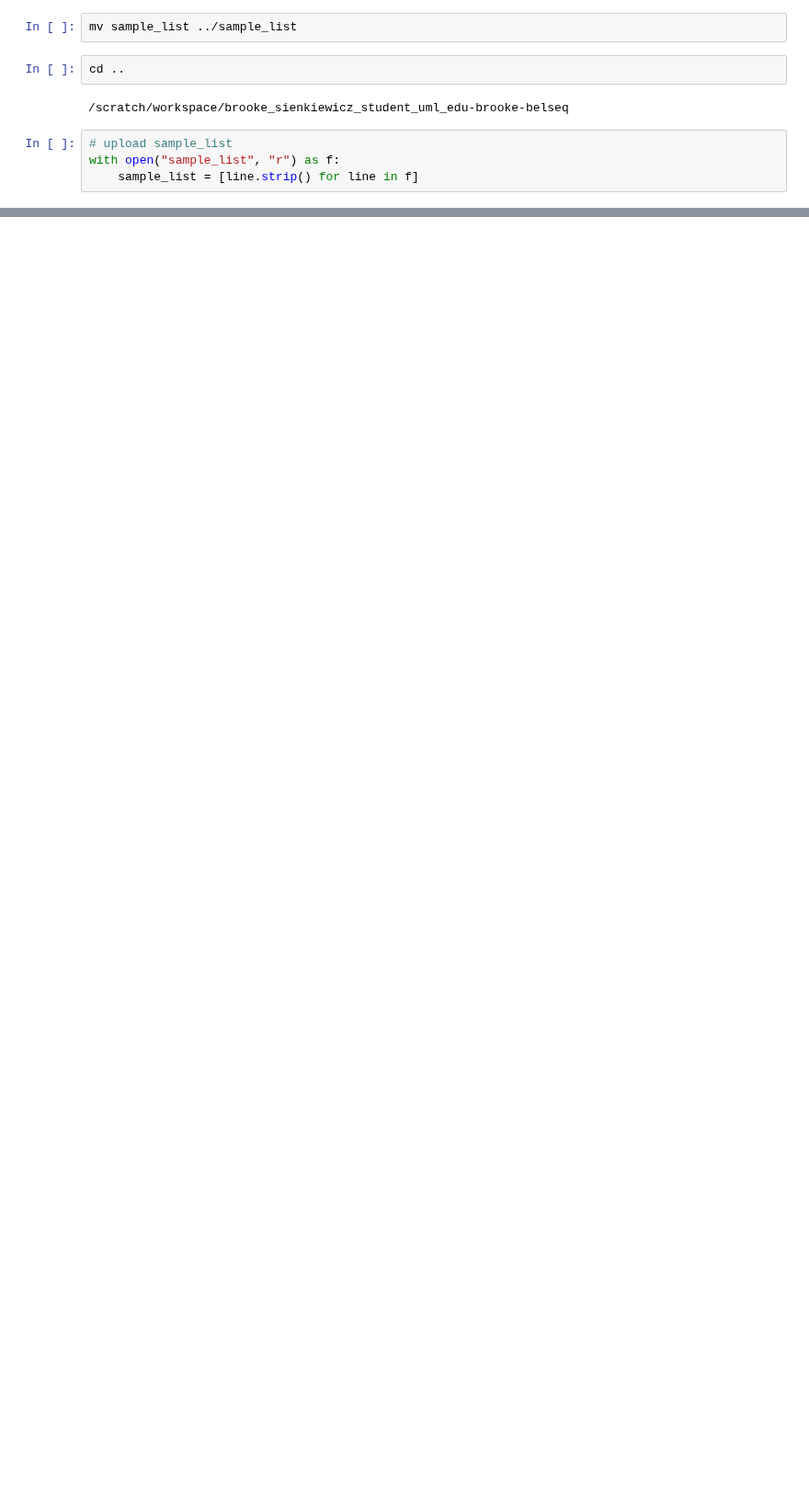
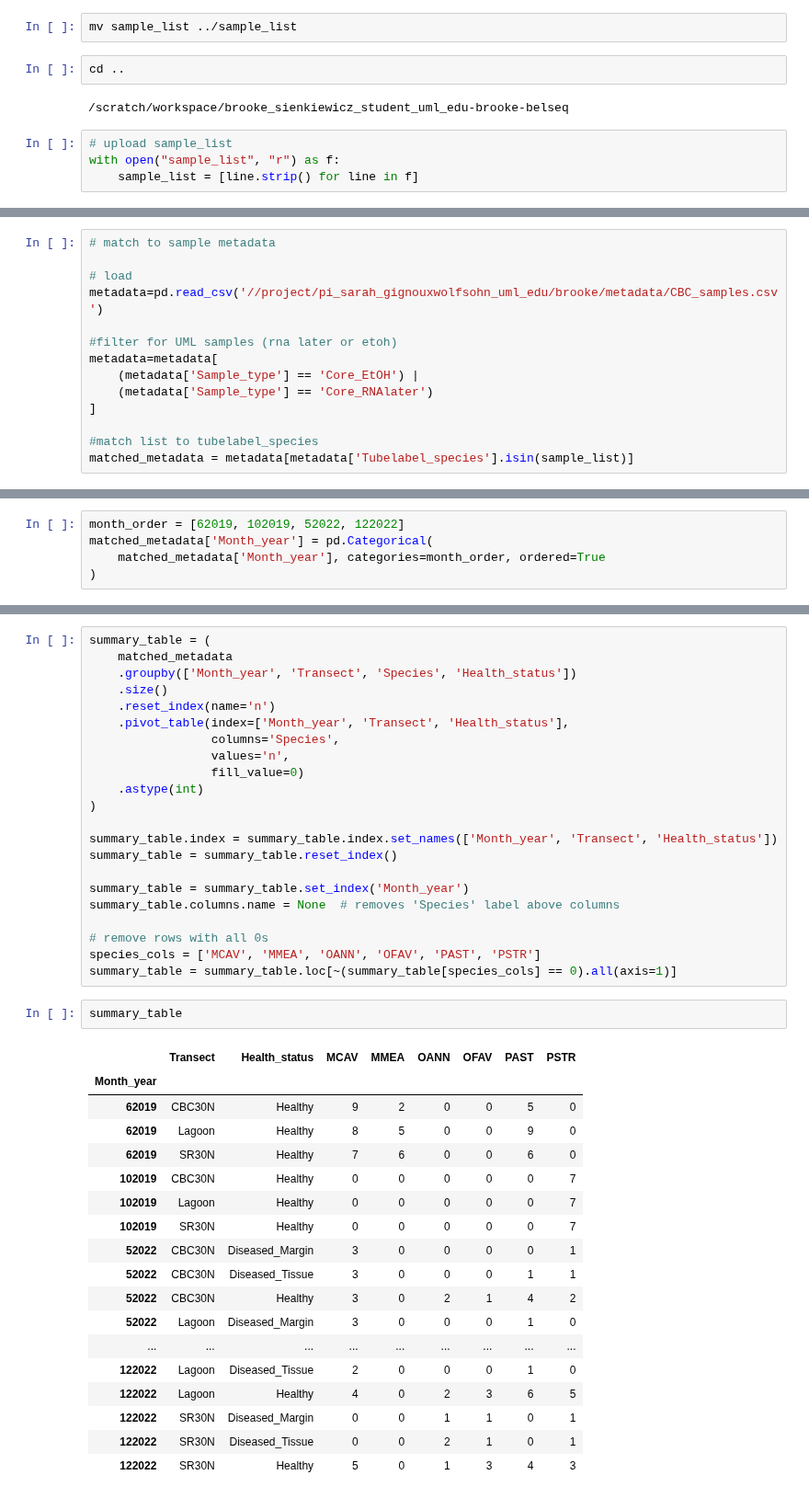
Before and after one commit to brookewicz/CBC_metagenomics, a Jupyter notebook: all_sctld/sample_lists.ipynb, the cells around one changed output, grey strips where cells are left out. Shown at 92% size. Drawn from its saved outputs; the diff is of its cells as text; blank space fills up the shorter version.

Commit message:
sample summary tables

```diff
--- a/all_sctld/sample_lists.ipynb
+++ b/all_sctld/sample_lists.ipynb
@@ -194,0 +231,14 @@ Sequences missing: []
+# %%
+# match to sample metadata
+
+# load
+metadata=pd.read_csv('//project/pi_sarah_gignouxwolfsohn_uml_edu/brooke/metadata/CBC_samples.csv')
+
+#filter for UML samples (rna later or etoh)
+metadata=metadata[
+    (metadata['Sample_type'] == 'Core_EtOH') |
+    (metadata['Sample_type'] == 'Core_RNAlater')
+]
+
+#match list to tubelabel_species
+matched_metadata = metadata[metadata['Tubelabel_species'].isin(sample_list)]
@@ -194,0 +290,5 @@ Sequences missing: []
+# %%
+month_order = [62019, 102019, 52022, 122022]
+matched_metadata['Month_year'] = pd.Categorical(
+    matched_metadata['Month_year'], categories=month_order, ordered=True
+)
@@ -194,0 +301,43 @@ Sequences missing: []
+# %%
+summary_table = (
+    matched_metadata
+    .groupby(['Month_year', 'Transect', 'Species', 'Health_status'])
+    .size()
+    .reset_index(name='n')
+    .pivot_table(index=['Month_year', 'Transect', 'Health_status'],
+                 columns='Species',
+                 values='n',
+                 fill_value=0)
+    .astype(int)
+)
+
+summary_table.index = summary_table.index.set_names(['Month_year', 'Transect', 'Health_status'])
+summary_table = summary_table.reset_index()
+
+summary_table = summary_table.set_index('Month_year')
+summary_table.columns.name = None  # removes 'Species' label above columns
+
+# remove rows with all 0s
+species_cols = ['MCAV', 'MMEA', 'OANN', 'OFAV', 'PAST', 'PSTR']
+summary_table = summary_table.loc[~(summary_table[species_cols] == 0).all(axis=1)]
+# %%
+summary_table
+# %% [output]
+|  | Transect | Health_status | MCAV | MMEA | OANN | OFAV | PAST | PSTR |
+| Month_year |  |  |  |  |  |  |  |  |
+| 62019 | CBC30N | Healthy | 9 | 2 | 0 | 0 | 5 | 0 |
+| 62019 | Lagoon | Healthy | 8 | 5 | 0 | 0 | 9 | 0 |
+| 62019 | SR30N | Healthy | 7 | 6 | 0 | 0 | 6 | 0 |
+| 102019 | CBC30N | Healthy | 0 | 0 | 0 | 0 | 0 | 7 |
+| 102019 | Lagoon | Healthy | 0 | 0 | 0 | 0 | 0 | 7 |
+| 102019 | SR30N | Healthy | 0 | 0 | 0 | 0 | 0 | 7 |
+| 52022 | CBC30N | Diseased_Margin | 3 | 0 | 0 | 0 | 0 | 1 |
+| 52022 | CBC30N | Diseased_Tissue | 3 | 0 | 0 | 0 | 1 | 1 |
+| 52022 | CBC30N | Healthy | 3 | 0 | 2 | 1 | 4 | 2 |
+| 52022 | Lagoon | Diseased_Margin | 3 | 0 | 0 | 0 | 1 | 0 |
+| ... | ... | ... | ... | ... | ... | ... | ... | ... |
+| 122022 | Lagoon | Diseased_Tissue | 2 | 0 | 0 | 0 | 1 | 0 |
+| 122022 | Lagoon | Healthy | 4 | 0 | 2 | 3 | 6 | 5 |
+| 122022 | SR30N | Diseased_Margin | 0 | 0 | 1 | 1 | 0 | 1 |
+| 122022 | SR30N | Diseased_Tissue | 0 | 0 | 2 | 1 | 0 | 1 |
+| 122022 | SR30N | Healthy | 5 | 0 | 1 | 3 | 4 | 3 |
```
Also changed, not shown: parts of 22 cells of this notebook.
